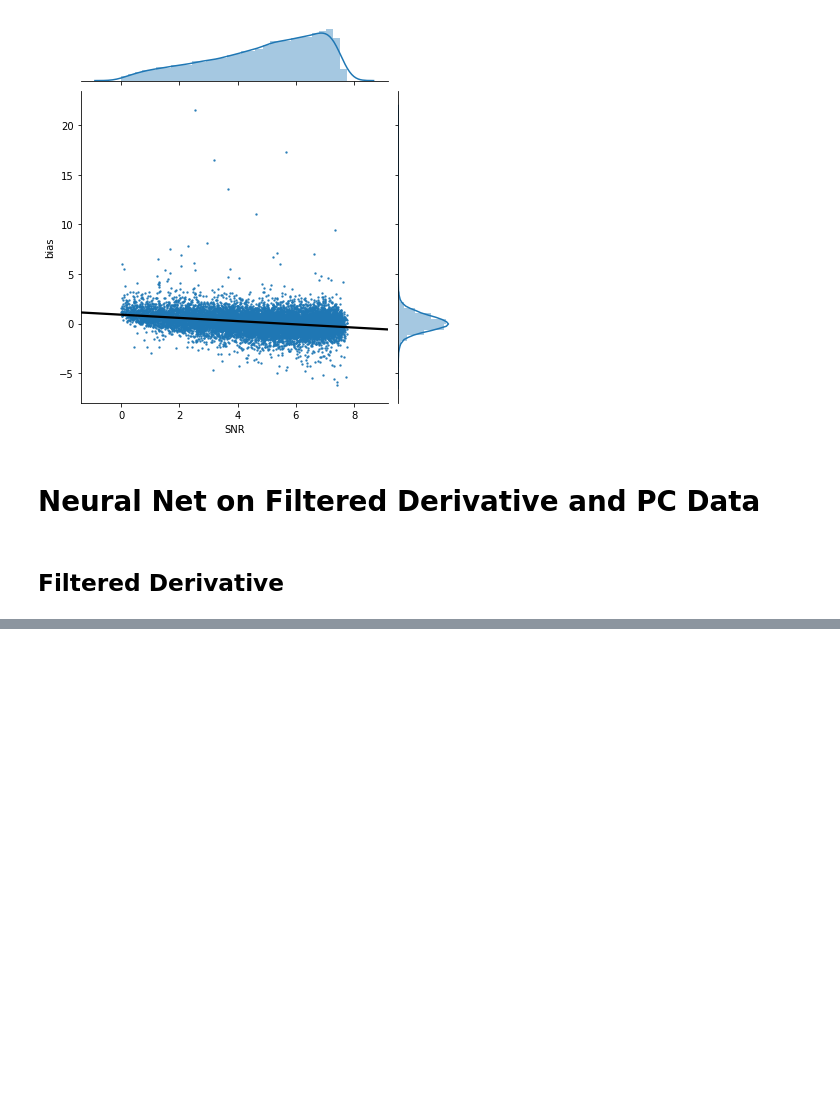
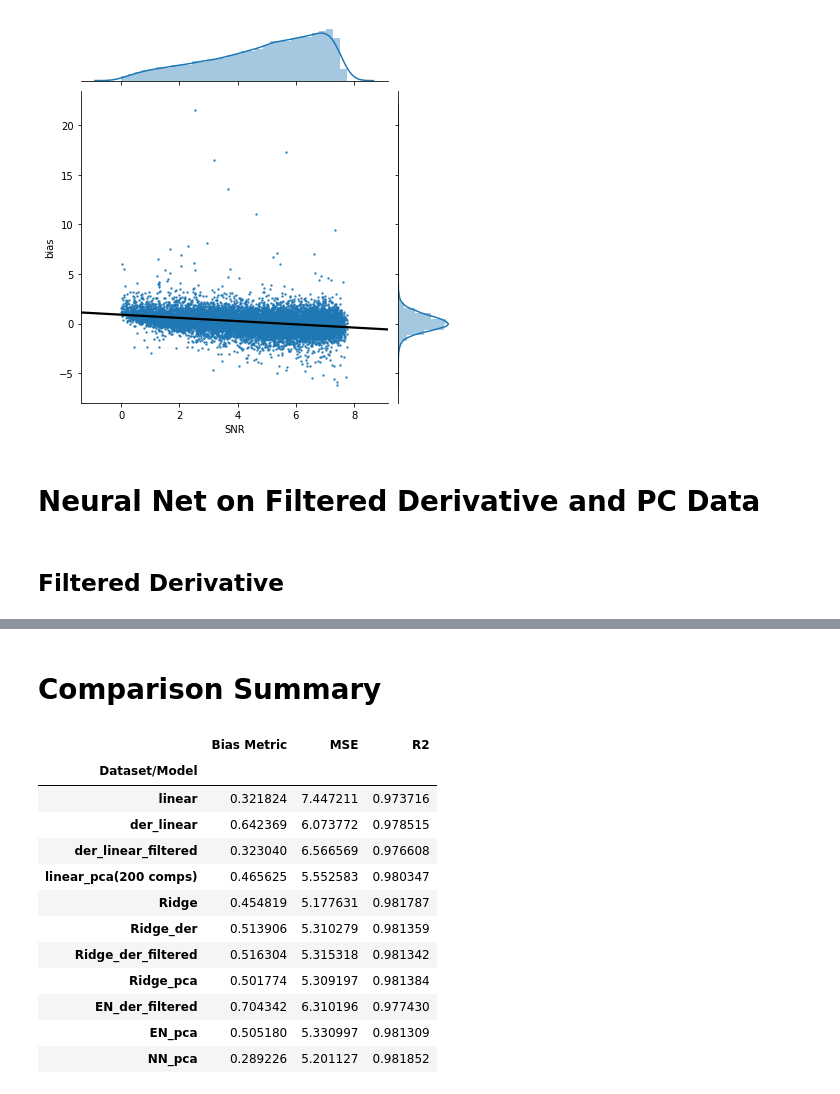
Before and after one commit to zweili/ml_project_2, a Jupyter notebook: Final Notebook.ipynb, the cells around one changed output, grey strips where cells are left out. Drawn from its saved outputs; the diff is of its cells as text; code cells hidden in the pictures; blank space fills up the shorter version.

```diff
--- a/Final Notebook.ipynb
+++ b/Final Notebook.ipynb
@@ -388,7 +414,7 @@ Training Sample Size:  10021
 # %% [markdown]
 ## Linear Regression on Derivative Data
 # %%
-MSE_ridge_der,R2_ridge_der,Biasm_ridge_der,train_size = cross_validation_random(x_tr_der,y_tr,df_OCU_tr,'Ridge(alpha=1e-6)','Linear Regression on Der. Data',4) #Raw model
+MSE_lin_der,R2_lin_der,Biasm_lin_der,train_size = cross_validation_random(x_tr_der,y_tr,df_OCU_tr,'Ridge(alpha=1e-6)','Linear Regression on Der. Data',4) #Raw model
 # %% [output]
 Fold # 1 Test mean squared error: 5.71
 Fold # 1 Test R2: 0.99
@@ -634,0 +685,28 @@ MSE_NN_der_filtered,R2_NN_der_filtered,Biasm_NN_pca,train_size = cross_validatio
+# %% [markdown]
+# Comparison Summary
+# %%
+ model_info = {'Dataset/Model': ['linear','der_linear','der_linear_filtered','linear_pca(200 comps)','Ridge','Ridge_der',\
+          'Ridge_der_filtered','Ridge_pca','EN_der_filtered','EN_pca','NN_pca']\
+         , 'MSE': [MSE_lin,MSE_lin_der,MSE_lin_der_filtered,MSE_lin_PCA,MSE_ridge,MSE_ridge_der,\
+                  MSE_ridge_der_filtered,MSE_ridge_pca,MSE_EN_der_filtered,MSE_EN_pca,MSE_NN_pca]\
+        ,'R2': [R2_lin,R2_lin_der,R2_lin_der_filtered,R2_lin_PCA,R2_ridge,R2_ridge_der,R2_ridge_der_filtered,\
+                R2_ridge_pca,R2_EN_der_filtered,R2_EN_pca,R2_NN_pca]\
+            ,'Bias Metric': [Biasm_lin,Biasm_lin_der,Biasm_lin_der_filtered,Biasm_lin_PCA,Biasm_ridge,Biasm_ridge_der,Biasm_ridge_der_filtered,\
+                             Biasm_ridge_pca,Biasm_EN_der_filtered,Biasm_EN_pca,Biasm_NN_pca]}
+pd_model_info = pd.DataFrame(model_info).set_index('Dataset/Model')
+# %%
+pd_model_info
+# %% [output]
+|  | Bias Metric | MSE | R2 |
+| Dataset/Model |  |  |  |
+| linear | 0.321824 | 7.447211 | 0.973716 |
+| der_linear | 0.642369 | 6.073772 | 0.978515 |
+| der_linear_filtered | 0.323040 | 6.566569 | 0.976608 |
+| linear_pca(200 comps) | 0.465625 | 5.552583 | 0.980347 |
+| Ridge | 0.454819 | 5.177631 | 0.981787 |
+| Ridge_der | 0.513906 | 5.310279 | 0.981359 |
+| Ridge_der_filtered | 0.516304 | 5.315318 | 0.981342 |
+| Ridge_pca | 0.501774 | 5.309197 | 0.981384 |
+| EN_der_filtered | 0.704342 | 6.310196 | 0.977430 |
+| EN_pca | 0.505180 | 5.330997 | 0.981309 |
+| NN_pca | 0.289226 | 5.201127 | 0.981852 |
```
Also changed, not shown: parts of 9 cells of this notebook, 1 other file.
